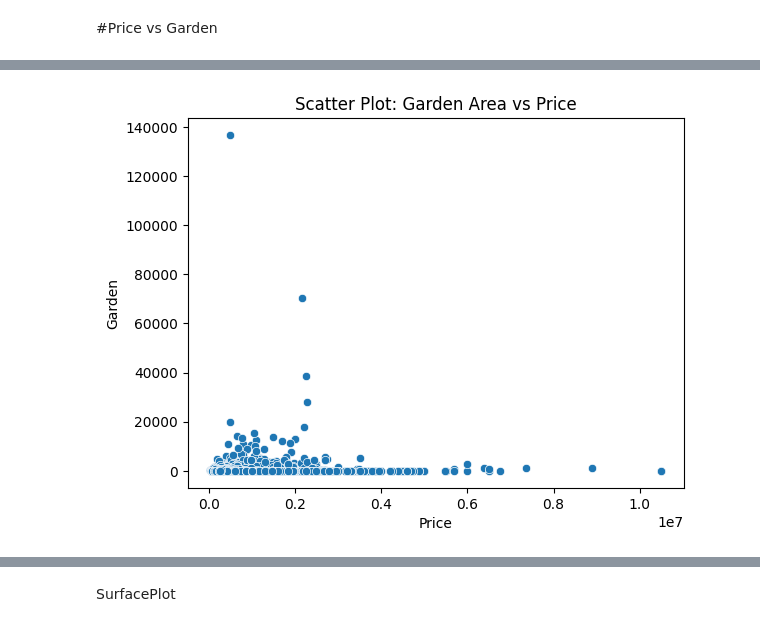
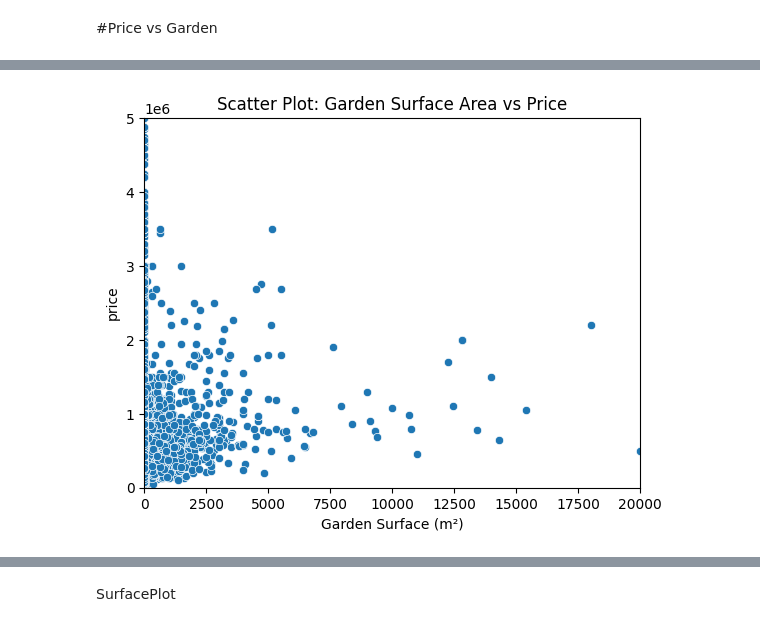
Before and after one commit to 2moonyo/immo_data_analysis, a Jupyter notebook: Correlation.ipynb, the cells around one changed output, grey strips where cells are left out. Cells and saved outputs as stored; diff of their text form; code cells hidden in the pictures.

```diff
--- a/Correlation.ipynb
+++ b/Correlation.ipynb
@@ -135,0 +481,7 @@ Index(['house_index', 'bedrooms', 'property_type', 'property_subtype',
+# %%
+# Filter rows where gardenSurface is not greater than surfaceOfThePlot or where either column is null
+df = df[
+    (df['gardenSurface'] <= df['surfaceOfThePlot']) |
+    (df['gardenSurface'].isnull()) |
+    (df['surfaceOfThePlot'].isnull())
+]
@@ -141,11 +530,13 @@ garden_v_price
 # %%
-# Scatter plot of price vs bedrooms
-sns.scatterplot(x=df["price"], y=df["gardenSurface"])
+# Scatter plot of price vs Garden Surface Area
+sns.scatterplot(x=df["gardenSurface"], y=df["price"])
 # Adding titles
-plt.title("Scatter Plot: Garden Area vs Price")
-plt.ylabel("Garden")
-plt.xlabel("Price")
+plt.title("Scatter Plot: Garden Surface Area vs Price")
+plt.ylabel("price")
+plt.xlabel("Garden Surface (m²)")
+plt.xlim(0, 20000)
+plt.ylim(0, 5000000)
 # Show the plot
 plt.show()
 # %% [output]
-[figure, old version]
+[figure, new version]
```
Also changed, not shown: parts of 82 cells of this notebook, 1 other file.
